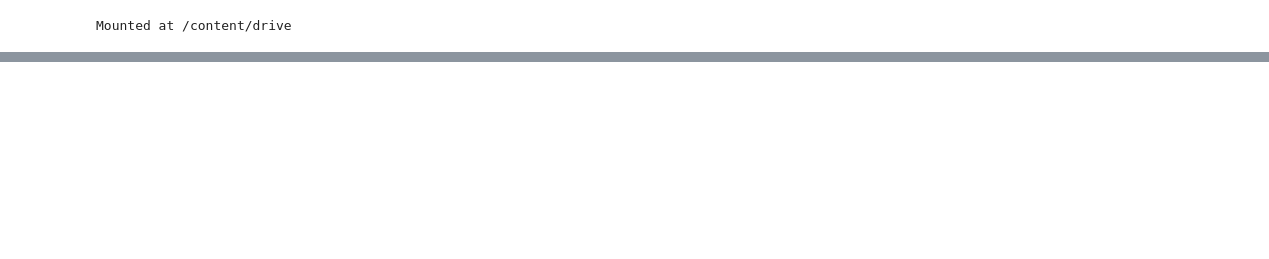
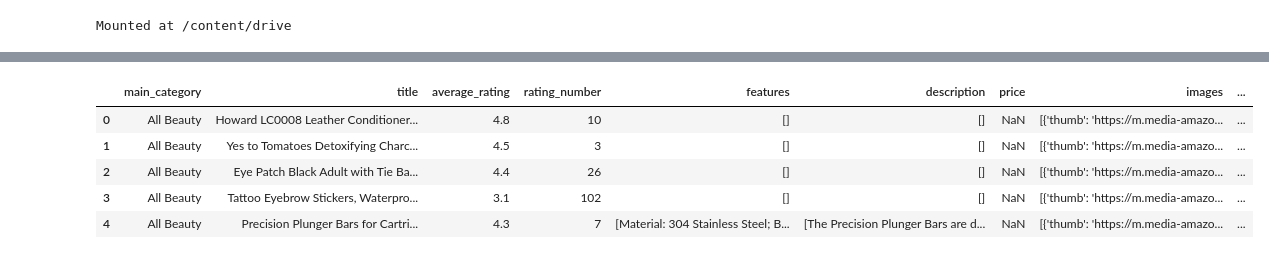
Before and after one commit to VijayaVajjhala/Product-Recommender-Agent, a Jupyter notebook: Product_Recommendor_and_Comparator.ipynb, the cells around one changed output, grey strips where cells are left out. Drawn from its saved outputs; the diff is of its cells as text; code cells hidden in the pictures; blank space fills up the shorter version.

```diff
--- a/Product_Recommendor_and_Comparator.ipynb
+++ b/Product_Recommendor_and_Comparator.ipynb
@@ -98,3 +104,5 @@ def read_jsonl_gz_to_pandas(file_path):
     except Exception as e:
         print(f"An error occurred while reading the file: {e}")
         return None
+# %%
+products_df = read_jsonl_gz_to_pandas(product_metadata_path)
@@ -100,0 +115,9 @@ def read_jsonl_gz_to_pandas(file_path):
+# %%
+products_df.head()
+# %% [output]
+|  | main_category | title | average_rating | rating_number | features | description | price | images | ... |
+| 0 | All Beauty | Howard LC0008 Leather Conditioner... | 4.8 | 10 | [] | [] | NaN | [{'thumb': 'https://m.media-amazo... | ... |
+| 1 | All Beauty | Yes to Tomatoes Detoxifying Charc... | 4.5 | 3 | [] | [] | NaN | [{'thumb': 'https://m.media-amazo... | ... |
+| 2 | All Beauty | Eye Patch Black Adult with Tie Ba... | 4.4 | 26 | [] | [] | NaN | [{'thumb': 'https://m.media-amazo... | ... |
+| 3 | All Beauty | Tattoo Eyebrow Stickers, Waterpro... | 3.1 | 102 | [] | [] | NaN | [{'thumb': 'https://m.media-amazo... | ... |
+| 4 | All Beauty | Precision Plunger Bars for Cartri... | 4.3 | 7 | [Material: 304 Stainless Steel; B... | [The Precision Plunger Bars are d... | NaN | [{'thumb': 'https://m.media-amazo... | ... |
```
Also changed, not shown: parts of 36 cells of this notebook.
